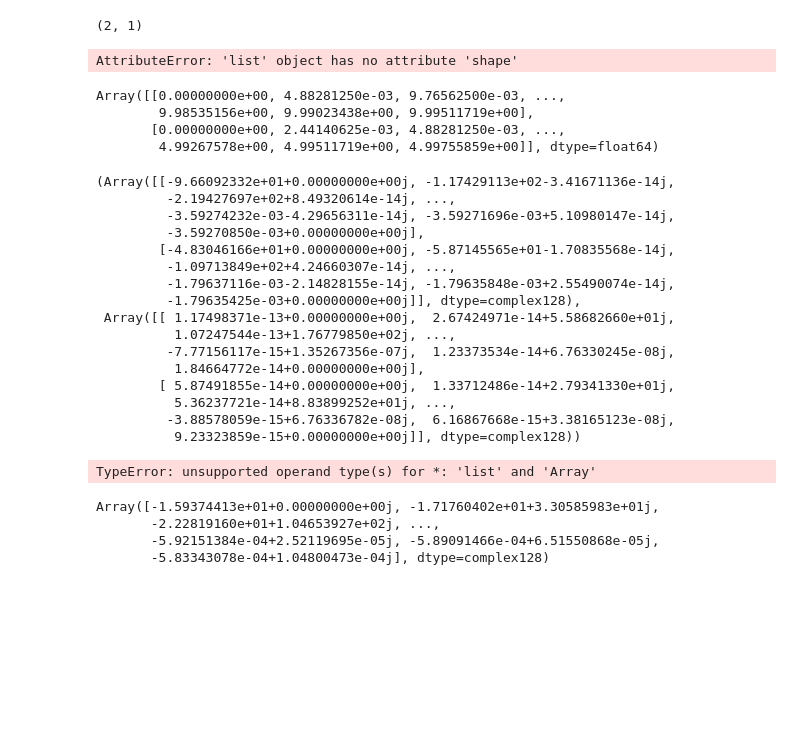
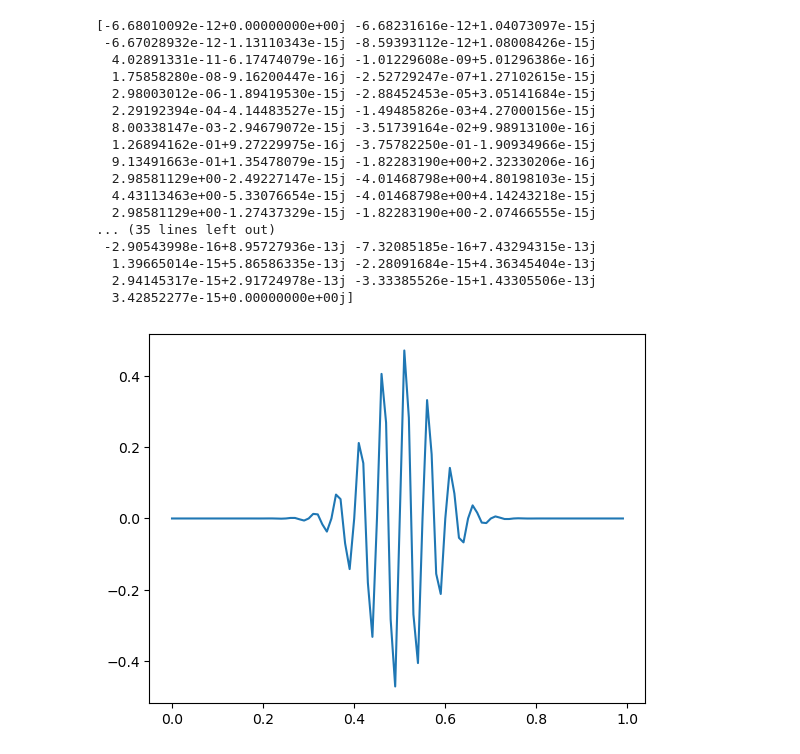
Before and after one commit to dominika-zieba/VI, a Jupyter notebook: sine_gaussian_jax.ipynb, the cells around one changed output. Cells and saved outputs as stored; diff of their text form; code cells hidden in the pictures; blank space fills up the shorter version.

```diff
--- a/sine_gaussian_jax.ipynb
+++ b/sine_gaussian_jax.ipynb
@@ -39,8 +39,7 @@ import pickle
 # %%
 f_min = 0. #minimum frequency cut-off
 T = 1.  #data segment duration (8 seconds)
-#Fs = 2048 #samplingfrequency  (Hz)
-F2 = 20.
+Fs = 100. #samplingfrequency  (Hz)
 #t_start = 1126259446. #strain data segment start time
 t_start=0.
 # since signals are generated in frequency domain this time is only used for calculating time dealys and hence is set to t_coalsecence
@@ -65,34 +61,0 @@ A_big=jnp.array([[10.,5.]])
-# %%
-A_big.T.shape
-# %% [output]
-(2, 1)
-# %%
-A_big.shape
-# %% [output]
-AttributeError: 'list' object has no attribute 'shape'
-# %%
-jnp.matmul(A_big.T, t)
-# %% [output]
-Array([[0.00000000e+00, 4.88281250e-03, 9.76562500e-03, ...,
-        9.98535156e+00, 9.99023438e+00, 9.99511719e+00],
-       [0.00000000e+00, 2.44140625e-03, 4.88281250e-03, ...,
-        4.99267578e+00, 4.99511719e+00, 4.99755859e+00]], dtype=float64)
-# %%
-simulate_fd_sine_gaussian_waveform(A_big.T, t0, f0, tau, t, f_min, H1_d.df)
-# %% [output]
-(Array([[-9.66092332e+01+0.00000000e+00j, -1.17429113e+02-3.41671136e-14j,
-         -2.19427697e+02+8.49320614e-14j, ...,
-         -3.59274232e-03-4.29656311e-14j, -3.59271696e-03+5.10980147e-14j,
-         -3.59270850e-03+0.00000000e+00j],
-        [-4.83046166e+01+0.00000000e+00j, -5.87145565e+01-1.70835568e-14j,
-         -1.09713849e+02+4.24660307e-14j, ...,
-         -1.79637116e-03-2.14828155e-14j, -1.79635848e-03+2.55490074e-14j,
-         -1.79635425e-03+0.00000000e+00j]], dtype=complex128),
- Array([[ 1.17498371e-13+0.00000000e+00j,  2.67424971e-14+5.58682660e+01j,
-          1.07247544e-13+1.76779850e+02j, ...,
-         -7.77156117e-15+1.35267356e-07j,  1.23373534e-14+6.76330245e-08j,
-          1.84664772e-14+0.00000000e+00j],
-        [ 5.87491855e-14+0.00000000e+00j,  1.33712486e-14+2.79341330e+01j,
-          5.36237721e-14+8.83899252e+01j, ...,
-         -3.88578059e-15+6.76336782e-08j,  6.16867668e-15+3.38165123e-08j,
-          9.23323859e-15+0.00000000e+00j]], dtype=complex128))
@@ -99,23 +74,40 @@ simulate_fd_sine_gaussian_waveform(A_big.T, t0, f0, tau, t, f_min, H1_d.df)
 # %%
 t=H1_d.times #time array for the time domain signal
-A=10
+A=0.5
 t0=0.5
-f0=4.
+f0=20.
 tau=2./f0
-ra=1.5
+ra=0.5
 dec=0.5
-psi=1.0
+psi=0.5
 
 
 simulate_fd_sine_gaussian_waveform(A, t0, f0, tau, t, f_min, H1_d.df)
 
 #simulate signal
 hp, hc = simulate_fd_sine_gaussian_waveform(A,t0,f0,tau,t,0.,H1_d.df)
 hct = jnp.fft.irfft(hc)
 pl.plot(t,hct)
 print(hp,hc)
 # %% [output]
-TypeError: unsupported operand type(s) for *: 'list' and 'Array'
+[-6.68010092e-12+0.00000000e+00j -6.68231616e-12+1.04073097e-15j
+ -6.67028932e-12-1.13110343e-15j -8.59393112e-12+1.08008426e-15j
+  4.02891331e-11-6.17474079e-16j -1.01229608e-09+5.01296386e-16j
+  1.75858280e-08-9.16200447e-16j -2.52729247e-07+1.27102615e-15j
+  2.98003012e-06-1.89419530e-15j -2.88452453e-05+3.05141684e-15j
+  2.29192394e-04-4.14483527e-15j -1.49485826e-03+4.27000156e-15j
+  8.00338147e-03-2.94679072e-15j -3.51739164e-02+9.98913100e-16j
+  1.26894162e-01+9.27229975e-16j -3.75782250e-01-1.90934966e-15j
+  9.13491663e-01+1.35478079e-15j -1.82283190e+00+2.32330206e-16j
+  2.98581129e+00-2.49227147e-15j -4.01468798e+00+4.80198103e-15j
+  4.43113463e+00-5.33076654e-15j -4.01468798e+00+4.14243218e-15j
+  2.98581129e+00-1.27437329e-15j -1.82283190e+00-2.07466555e-15j
+... (35 lines left out)
+ -2.90543998e-16+8.95727936e-13j -7.32085185e-16+7.43294315e-13j
+  1.39665014e-15+5.86586335e-13j -2.28091684e-15+4.36345404e-13j
+  2.94145317e-15+2.91724978e-13j -3.33385526e-15+1.43305506e-13j
+  3.42852277e-15+0.00000000e+00j]
+[figure, added]
 # %%
 from curses import KEY_REPLACE
 import lalsimulation as lalsim
@@ -164,10 +143,3 @@ H1_data = H1_noise + H1_signal
 L1_data = L1_noise + L1_signal
 
 response = {'H1': H1_response, 'L1': L1_response}
-# %%
-L1_response(H1_d.freqs, hp, hc, 2, 11, gmst_rad, psi)
-# %% [output]
-Array([-1.59374413e+01+0.00000000e+00j, -1.71760402e+01+3.30585983e+01j,
-       -2.22819160e+01+1.04653927e+02j, ...,
-       -5.92151384e-04+2.52119695e-05j, -5.89091466e-04+6.51550868e-05j,
-       -5.83343078e-04+1.04800473e-04j], dtype=complex128)
```
Also changed, not shown: parts of 16 cells of this notebook, 1 other file.
